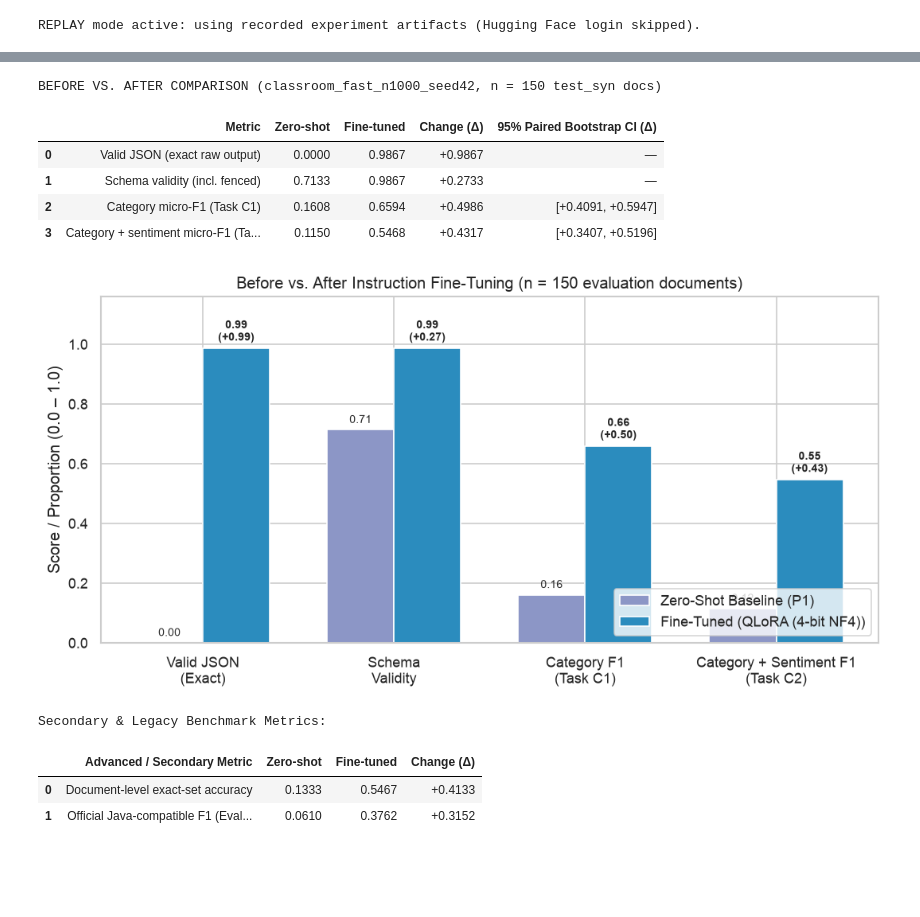
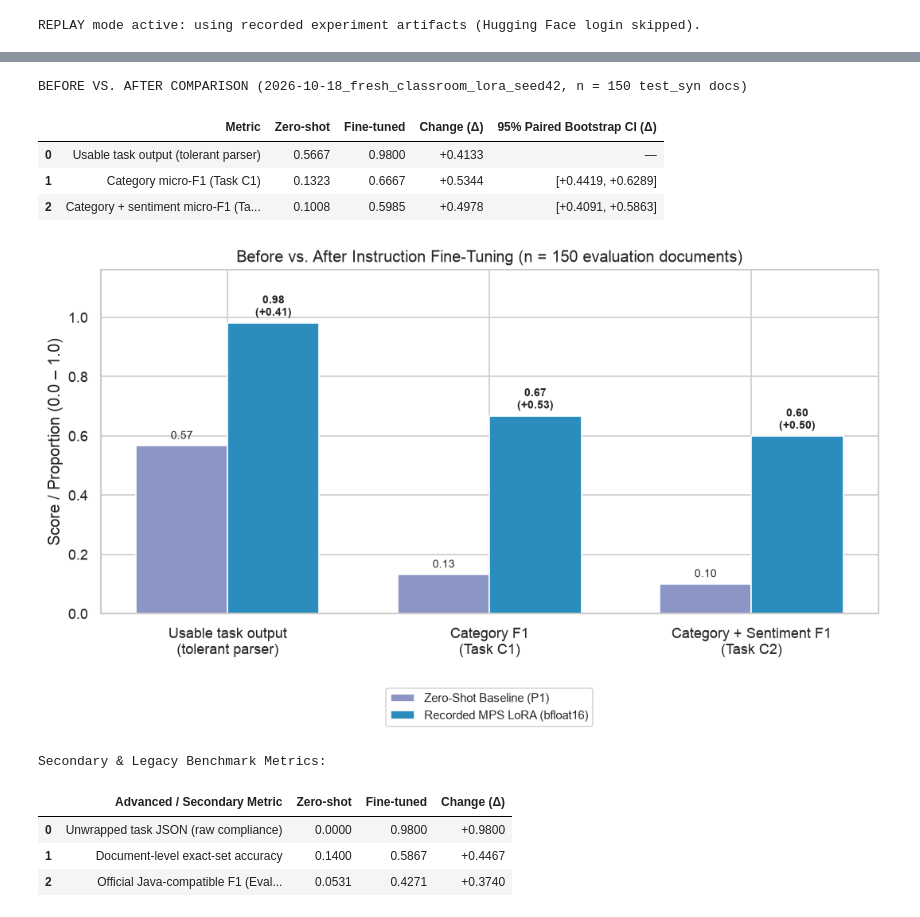
Before and after one commit to simon-clematide/gemma-qlora-finetuning, a Jupyter notebook: notebooks/11_colab_l4_live_demo.ipynb, the cells around one changed output, grey strips where cells are left out. Drawn from its saved outputs; the diff is of its cells as text; code cells hidden in the pictures; blank space fills up the shorter version.

Commit message:
Add verified classroom replay and harden experiment workflows

```diff
--- a/notebooks/11_colab_l4_live_demo.ipynb
+++ b/notebooks/11_colab_l4_live_demo.ipynb
@@ -64,6 +72,9 @@ from pathlib import Path
 import pandas as pd
 import matplotlib.pyplot as plt
 from IPython.display import display, Markdown
+
+REQUESTED_MODE = 'auto'  # 'auto', 'replay' (also on CUDA), or 'live' (requires CUDA)
+USE_4BIT_QUANTIZATION = True  # Live runs only; replay uses its recorded MPS LoRA settings
 
 if 'google.colab' in sys.modules:
     REPO_URL = os.environ.get('GERMEVAL_REPO_URL', 'https://github.com/simon-clematide/gemma-qlora-finetuning.git')
@@ -88,13 +99,18 @@ for _mod in [k for k in list(sys.modules) if k == 'germeval_llm' or k.startswith
 
 from germeval_llm.convert import ensure_derived_datasets_ready
 from germeval_llm.inference import detect_compute_device
+from germeval_llm.replay import DEFAULT_CLASSROOM_REPLAY, load_replay_manifest
 
 ensure_derived_datasets_ready()
 hw = detect_compute_device()
-RUN_LIVE_GPU = bool(hw['cuda_available'])
-EXECUTION_MODE = 'LIVE (Classroom GPU Run)' if RUN_LIVE_GPU else 'REPLAY (Recorded Classroom Experiment)'
-git_rev = subprocess.run(['git', 'rev-parse', '--short', 'HEAD'], capture_output=True, text=True).stdout.strip()
-dev_label = f"{hw['gpu_name']} ({hw['gpu_vram_gb']} GB VRAM)" if hw['cuda_available'] else f"{hw['device'].upper()} (No CUDA GPU -> Replay mode)"
+if REQUESTED_MODE not in {'auto', 'replay', 'live'}:
+    raise ValueError('Choose auto, replay, or live')
+if REQUESTED_MODE == 'live' and not hw['cuda_available']:
+    raise RuntimeError('LIVE mode requires CUDA; choose replay on this device')
+RUN_LIVE_GPU = bool(hw['cuda_available']) and REQUESTED_MODE != 'replay'
+EXECUTION_MODE = 'LIVE (New CUDA Experiment)' if RUN_LIVE_GPU else 'REPLAY (Recorded MPS LoRA Experiment)'
+git_rev = subprocess.run(['git', 'rev-parse', '--short', 'HEAD'], capture_output=True, text=True).stdout.strip() or 'unversioned workspace (recording commit is in its manifest)'
+dev_label = f"{hw['gpu_name']} ({hw['gpu_vram_gb']} GB VRAM)" if hw['cuda_available'] else f"{hw['device'].upper()} (current session; replay needs no model weights)"
 
 print('ENVIRONMENT SUMMARY')
 print('─' * 52)
@@ -743,7 +861,8 @@ from germeval_llm.reporting import plot_before_after_metrics_comparison
 
 if RUN_LIVE_GPU:
     ft_model, tokenizer = load_gemma_model_and_tokenizer(
-        model_id='google/gemma-2-2b-it',
+        model_id=exp_manifest['base_model'],
+        revision=exp_manifest['model_revision'],
         adapter_path=ADAPTER_DIR,
         load_in_4bit=USE_4BIT_QUANTIZATION,
     )
@@ -756,7 +875,7 @@ if RUN_LIVE_GPU:
         prompt_key='p1_guidelines',
     )
     save_predictions_jsonl(raw_ft_preds, FT_PRED_PATH)
-    del ft_model
+    del ft_gen_fn, ft_model
     import torch; torch.cuda.empty_cache()
 else:
     raw_ft_preds = load_predictions_jsonl(exp_manifest['finetuned_prediction_file'])
@@ -767,7 +886,7 @@ comparison = compare_task_c_models(
     baseline_preds,
     ft_preds,
     expected_split='test_syn',
-    apply_gold_typo_patches=True,
+    apply_gold_typo_patches=exp_manifest['gold_typo_patches'],
     n_bootstrap=1000,
     seed=SEED,
 )
@@ -780,14 +899,7 @@ c2_ci = comparison['paired_bootstrap_c2']
 
 primary_df = pd.DataFrame([
     {
-        'Metric': 'Valid JSON (exact raw output)',
-        'Zero-shot': f'{b_m["valid_exact_rate"]:.4f}',
-        'Fine-tuned': f'{q_m["valid_exact_rate"]:.4f}',
-        'Change (Δ)': f'{d_m["valid_exact_rate"]:+.4f}',
-        '95% Paired Bootstrap CI (Δ)': '—',
-    },
-    {
-        'Metric': 'Schema validity (incl. fenced)',
+        'Metric': 'Usable task output (tolerant parser)',
         'Zero-shot': f'{b_m["schema_validity_rate"]:.4f}',
         'Fine-tuned': f'{q_m["schema_validity_rate"]:.4f}',
         'Change (Δ)': f'{d_m["schema_validity_rate"]:+.4f}',
@@ -806,42 +918,48 @@ primary_df = pd.DataFrame([
         'Fine-tuned': f'{q_m["task_c2_category_sentiment_strict"]["micro_f1"]:.4f}',
         'Change (Δ)': f'{d_m["c2_strict_micro_f1"]:+.4f}',
         '95% Paired Bootstrap CI (Δ)': f'[{c2_ci["delta_ci95_low"]:+.4f}, {c2_ci["delta_ci95_high"]:+.4f}]',
     },
 ])
 print(f'BEFORE VS. AFTER COMPARISON ({exp_manifest["experiment_id"]}, n = {len(eval_docs)} test_syn docs)')
 display(primary_df)
 
-fig_comp = plot_before_after_metrics_comparison(comparison, method_label=METHOD_LABEL)
+fig_comp = plot_before_after_metrics_comparison(comparison, method_label=METHOD_LABEL, include_raw_json=False)
 plt.show()
 plt.close(fig_comp)
 
 # Advanced / Secondary Metrics (Document Exact-Set Match & Official Java-Compatible Evaluator)
 adv_df = pd.DataFrame([
+    {
+        'Advanced / Secondary Metric': 'Unwrapped task JSON (raw compliance)',
+        'Zero-shot': f'{b_m["valid_exact_rate"]:.4f}',
+        'Fine-tuned': f'{q_m["valid_exact_rate"]:.4f}',
+        'Change (Δ)': f'{d_m["valid_exact_rate"]:+.4f}',
+    },
     {
         'Advanced / Secondary Metric': 'Document-level exact-set accuracy',
         'Zero-shot': f'{b_m["task_c2_category_sentiment_strict"]["exact_set_accuracy"]:.4f}',
         'Fine-tuned': f'{q_m["task_c2_category_sentiment_strict"]["exact_set_accuracy"]:.4f}',
         'Change (Δ)': f'{d_m["exact_set_accuracy"]:+.4f}',
     },
     {
         'Advanced / Secondary Metric': 'Official Java-compatible F1 (EvaluationScript.jar)',
         'Zero-shot': f'{b_m["task_c2_category_sentiment_java_compat"]["micro_f1"]:.4f}',
         'Fine-tuned': f'{q_m["task_c2_category_sentiment_java_compat"]["micro_f1"]:.4f}',
         'Change (Δ)': f'{d_m["c2_java_compat_micro_f1"]:+.4f}',
     },
 ])
 print('\nSecondary & Legacy Benchmark Metrics:')
 display(adv_df)
 # %% [output]
-BEFORE VS. AFTER COMPARISON (classroom_fast_n1000_seed42, n = 150 test_syn docs)
+BEFORE VS. AFTER COMPARISON (2026-10-18_fresh_classroom_lora_seed42, n = 150 test_syn docs)
 |  | Metric | Zero-shot | Fine-tuned | Change (Δ) | 95% Paired Bootstrap CI (Δ) |
-| 0 | Valid JSON (exact raw output) | 0.0000 | 0.9867 | +0.9867 | — |
-| 1 | Schema validity (incl. fenced) | 0.7133 | 0.9867 | +0.2733 | — |
-| 2 | Category micro-F1 (Task C1) | 0.1608 | 0.6594 | +0.4986 | [+0.4091, +0.5947] |
-| 3 | Category + sentiment micro-F1 (Ta... | 0.1150 | 0.5468 | +0.4317 | [+0.3407, +0.5196] |
+| 0 | Usable task output (tolerant parser) | 0.5667 | 0.9800 | +0.4133 | — |
+| 1 | Category micro-F1 (Task C1) | 0.1323 | 0.6667 | +0.5344 | [+0.4419, +0.6289] |
+| 2 | Category + sentiment micro-F1 (Ta... | 0.1008 | 0.5985 | +0.4978 | [+0.4091, +0.5863] |
-[figure, old version]
+[figure, new version]
 Secondary & Legacy Benchmark Metrics:
 |  | Advanced / Secondary Metric | Zero-shot | Fine-tuned | Change (Δ) |
-| 0 | Document-level exact-set accuracy | 0.1333 | 0.5467 | +0.4133 |
-| 1 | Official Java-compatible F1 (Eval... | 0.0610 | 0.3762 | +0.3152 |
+| 0 | Unwrapped task JSON (raw compliance) | 0.0000 | 0.9800 | +0.9800 |
+| 1 | Document-level exact-set accuracy | 0.1400 | 0.5867 | +0.4467 |
+| 2 | Official Java-compatible F1 (Eval... | 0.0531 | 0.4271 | +0.3740 |
 # %% [markdown]
```
Also changed, not shown: parts of 21 cells of this notebook, 35 other files.
